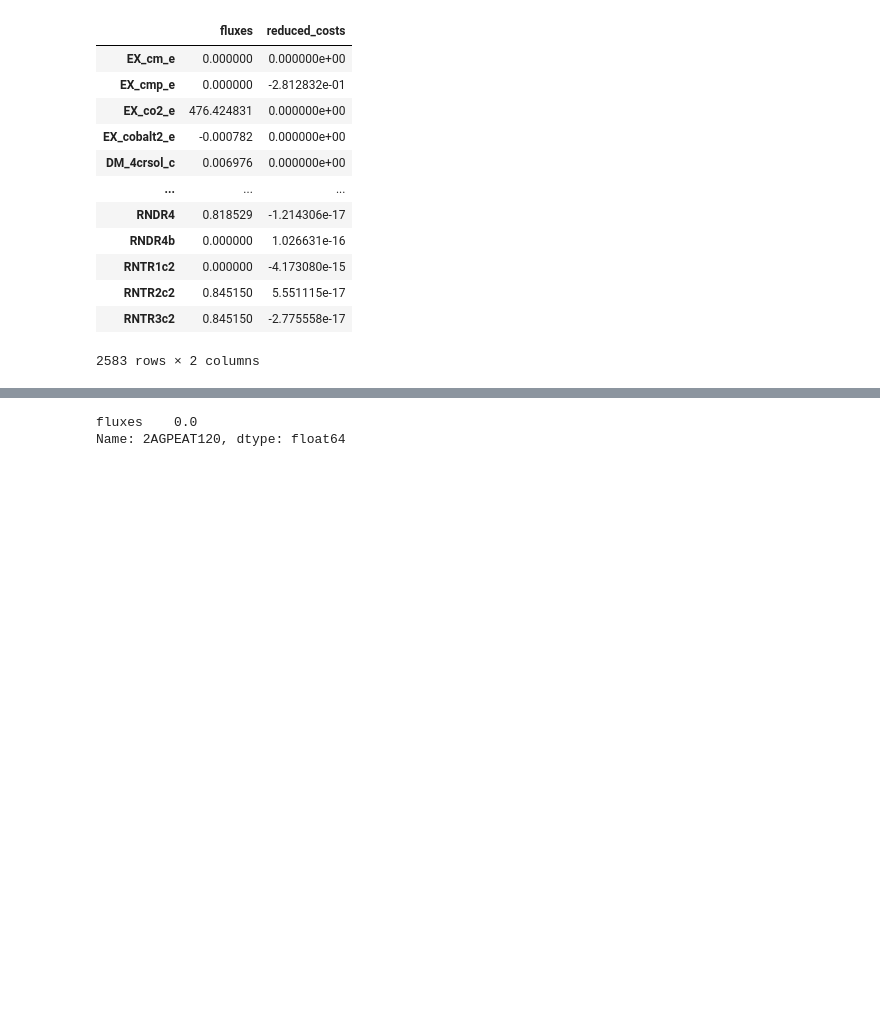
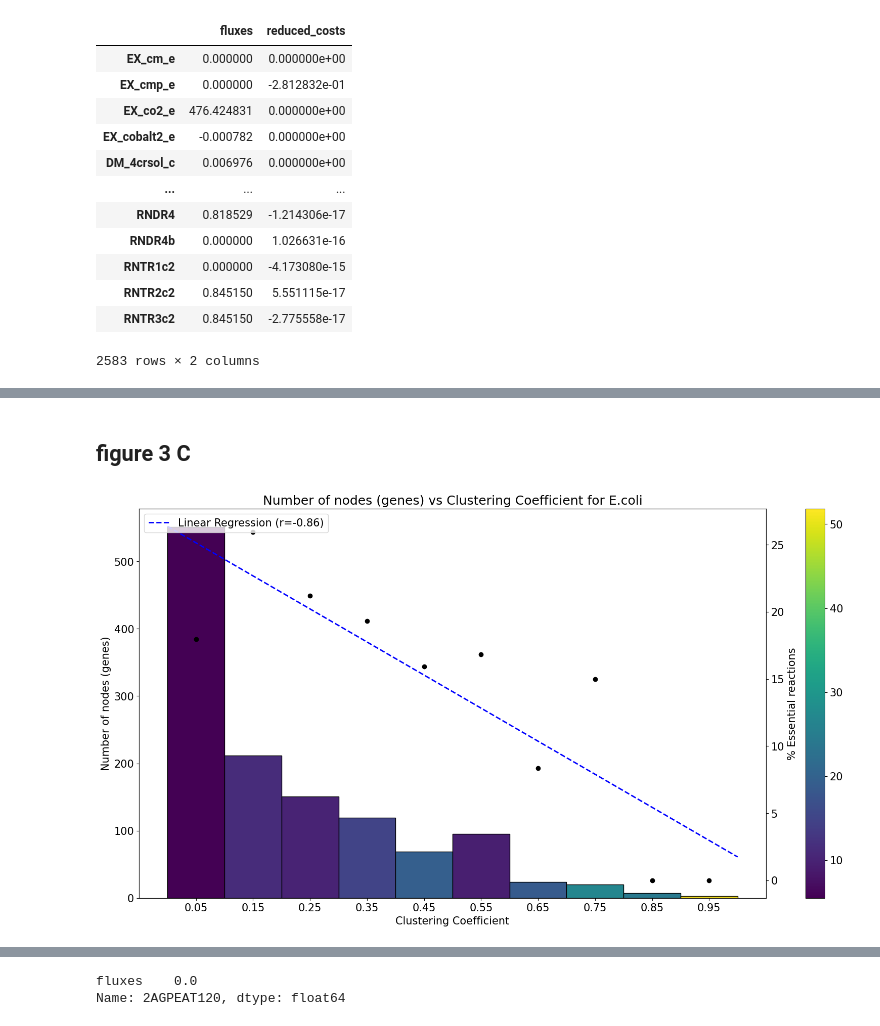
Before and after one commit to BennyKrup/BMI_206_Project, a Jupyter notebook: Initial_info-Copy1.ipynb, the cells around one changed output, grey strips where cells are left out. Cells and saved outputs as stored; diff of their text form; code cells hidden in the pictures; blank space fills up the shorter version.

```diff
--- a/Initial_info-Copy1.ipynb
+++ b/Initial_info-Copy1.ipynb
@@ -290,0 +411,70 @@ fluxes=pd.DataFrame(solution.fluxes)
+# %% [markdown]
+## figure 3 C
+# %%
+import networkx as nx
+import numpy as np
+import matplotlib.pyplot as plt
+from scipy.stats import linregress
+
+# Calculate the clustering coefficient for each node
+ecoli_clustering_coefficient = nx.clustering(graphs["E.coli (iJ01366)"])
+clustering_coefficient_values = list(ecoli_clustering_coefficient.values())
+ecoli_clustering_coefficient = {key.strip(): value for key, value in ecoli_clustering_coefficient.items()}
+
+# Define bins for the clustering coefficient
+bins = np.linspace(0, 1, num=11)  # Adjust the number of bins as needed
+hist_data, bin_edges = np.histogram(clustering_coefficient_values, bins=bins)
+
+# Calculate essential reactions percentages for each bin (similar to before)
+essential_reactions_percentage = []
+for bin_start, bin_end in zip(bin_edges[:-1], bin_edges[1:]):
+    # Find reactions within the current bin
+    reactions_in_bin = [reaction for reaction, coeff in ecoli_clustering_coefficient.items()
+                        if bin_start <= coeff < bin_end]
+
+    # Count how many of these are essential
+    essential_count = sum(reaction in Essential_reactions for reaction in reactions_in_bin)
+
+    # Calculate percentage
+    total_count = len(reactions_in_bin)
+    percentage = (essential_count / total_count * 100) if total_count > 0 else 0
+    essential_reactions_percentage.append(percentage)
+
+# Plotting (similar to before)
+fig, ax1 = plt.subplots(figsize=(20, 10))
+
+# Plot the histogram on the primary y-axis (ax1)
+ax1.bar(bin_edges[:-1], hist_data, width=np.diff(bin_edges), color=colors, edgecolor='black', align='edge')
+
+# Create a secondary y-axis (ax2) for the essential reactions percentage
+ax2 = ax1.twinx()
+
+# Plot the scatter points for essential reactions percentage on the secondary y-axis (ax2)
+ax2.scatter((bin_edges[:-1] + bin_edges[1:]) / 2, essential_reactions_percentage, color='black', zorder=5)
+
+# Perform linear regression on the essential reactions percentage
+slope, intercept, r_value, p_value, std_err = linregress((bin_edges[:-1] + bin_edges[1:]) / 2, essential_reactions_percentage)
+x_reg_values = np.linspace(min(bin_edges), max(bin_edges), 100)
+y_reg_values = slope * x_reg_values + intercept
+
+# Plot the regression line on the secondary y-axis (ax2)
+ax2.plot(x_reg_values, y_reg_values, color='blue', linestyle='--', linewidth=2, label=f'Linear Regression (r={r_value:.2f})')
+
+# Set labels, title, and legend
+ax1.set_xlabel('Clustering Coefficient')
+ax1.set_ylabel('Number of nodes (genes)', color='black')
+ax2.set_ylabel('% Essential reactions', color='black')
+ax1.set_title('Number of nodes (genes) vs Clustering Coefficient for E.coli')
+ax2.legend(loc='upper left')
+
+# Set x-ticks
+ax1.set_xticks((bin_edges[:-1] + bin_edges[1:]) / 2)
+ax1.set_xticklabels([f"{center:.2f}" for center in (bin_edges[:-1] + bin_edges[1:]) / 2])
+sm = plt.cm.ScalarMappable(cmap=cmap, norm=norm)
+sm.set_array([])
+cbar = fig.colorbar(sm, ax=ax1, orientation='vertical')
+# Update plot aesthetics
+plt.rcParams.update({'font.size': 15})
+plt.show()
+# %% [output]
+[figure, added]
```
Also changed, not shown: parts of 17 cells of this notebook.
